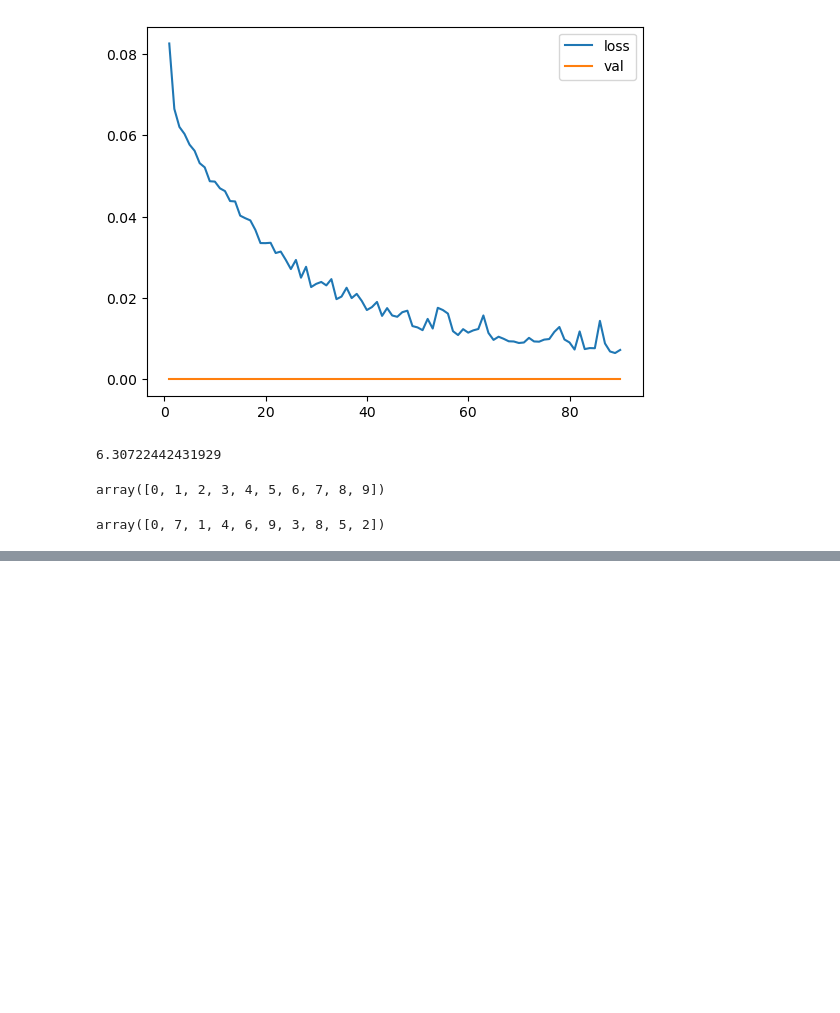
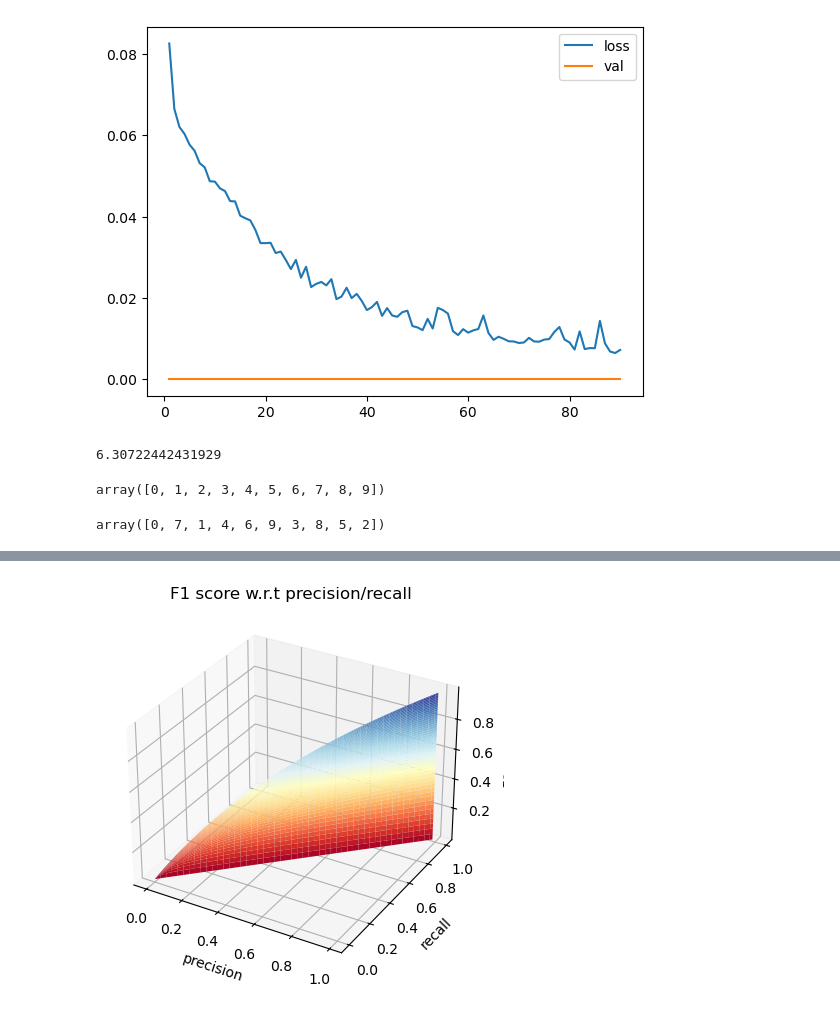
Before and after one commit to thomas7619/landslide, a Jupyter notebook: neural_net.ipynb, the cells around one changed output, grey strips where cells are left out. Saved outputs shown, nothing was run; the diff lists cells and outputs as text; code cells hidden in the pictures; blank space fills up the shorter version.

```diff
--- a/neural_net.ipynb
+++ b/neural_net.ipynb
@@ -186,0 +297,11 @@ array([0, 7, 1, 4, 6, 9, 3, 8, 5, 2])
+# %%
+from matplotlib import cm # colormap
+fig, ax1 = plt.subplots(subplot_kw={"projection": "3d"})
+surf = ax1.plot_surface(precision, recall, f1,cmap=cm.RdYlBu)
+ax1.set_xlabel('precision')
+ax1.set_ylabel('recall')
+ax1.set_zlabel('F1 score')
+plt.title('F1 score w.r.t precision/recall')
+plt.show()
+# %% [output]
+[figure, added]
```
Also changed, not shown: parts of 10 cells of this notebook, 1 other file.
